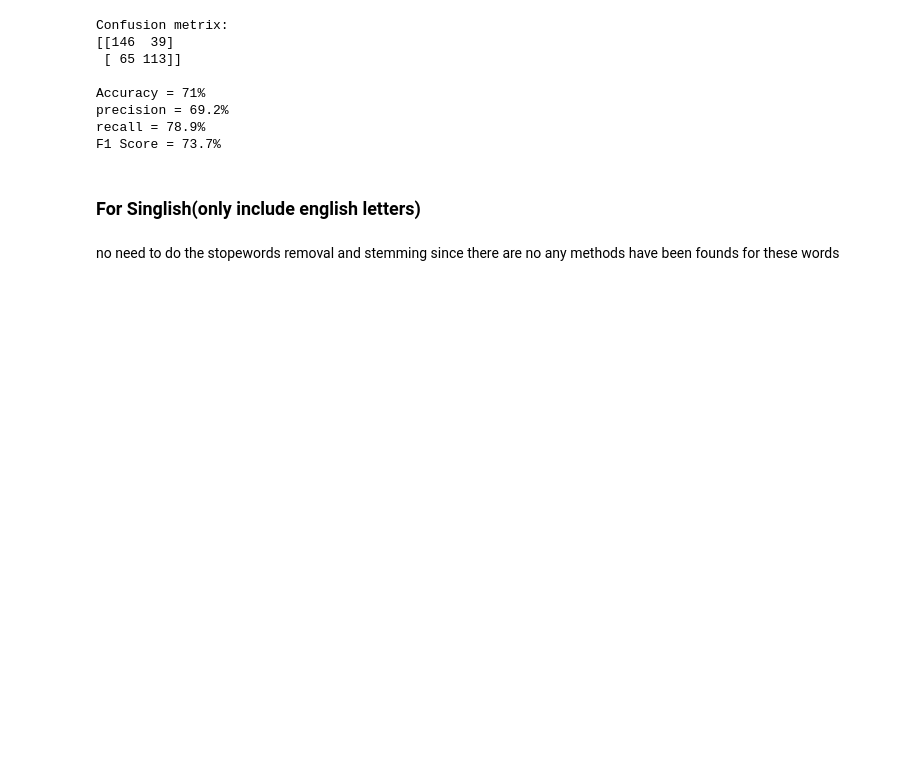
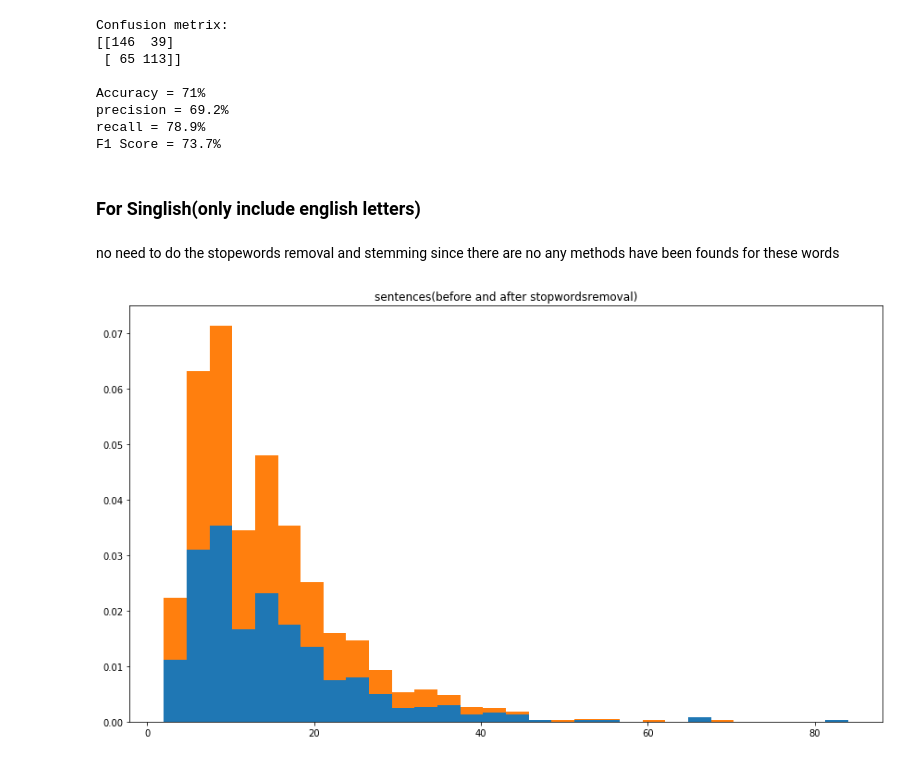
Before and after one commit to chashikajw/sinhala-hate-speech-detection, a Jupyter notebook: sinhala_hatespeech_detection.ipynb, the cells around one changed output. Cells and saved outputs as stored; diff of their text form; code cells hidden in the pictures; blank space fills up the shorter version.

```diff
--- a/sinhala_hatespeech_detection.ipynb
+++ b/sinhala_hatespeech_detection.ipynb
@@ -434,3 +434,39 @@ for r in range(SinglishData.shape[0]):
      after_unique_arr_singlish.append(len(unique_sentence))
 
 joinWordsIntoSentence(df_Singlish_unique)
+# %%
+preLenghts = prev_lengths_arr_singlish
+afterLenghts = after_unique_arr_singlish
+
+arr3 = []
+for i in range(len(preLenghts)):
+    ar_i = []
+    ar_i.append(preLenghts[i])
+    ar_i.append(afterLenghts[i])
+    arr3.append(ar_i)
+
+
+import numpy as np
+myarray3 = np.asarray(arr3)
+
+
+
+import matplotlib.pyplot as plt
+
+np.random.seed(19680801)
+
+n_bins = 30
+x = np.random.randn(1000, 3)
+
+fig, axes = plt.subplots(nrows=1, ncols=1,figsize=(12, 7))
+
+
+labels = ['unique','not unique']
+
+axes.hist(myarray3, n_bins, density=True, histtype='bar', stacked=True,label=labels)
+axes.set_title('sentences(before and after stopwordsremoval)')
+
+fig.tight_layout()
+plt.show()
+# %% [output]
+[figure, added]
```
Also changed, not shown: parts of 5 cells of this notebook.
